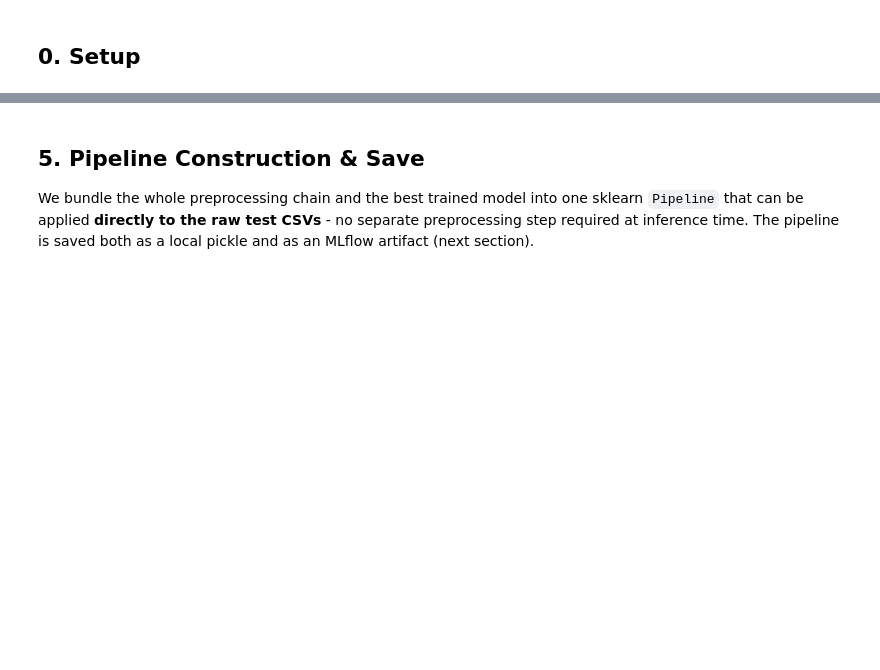
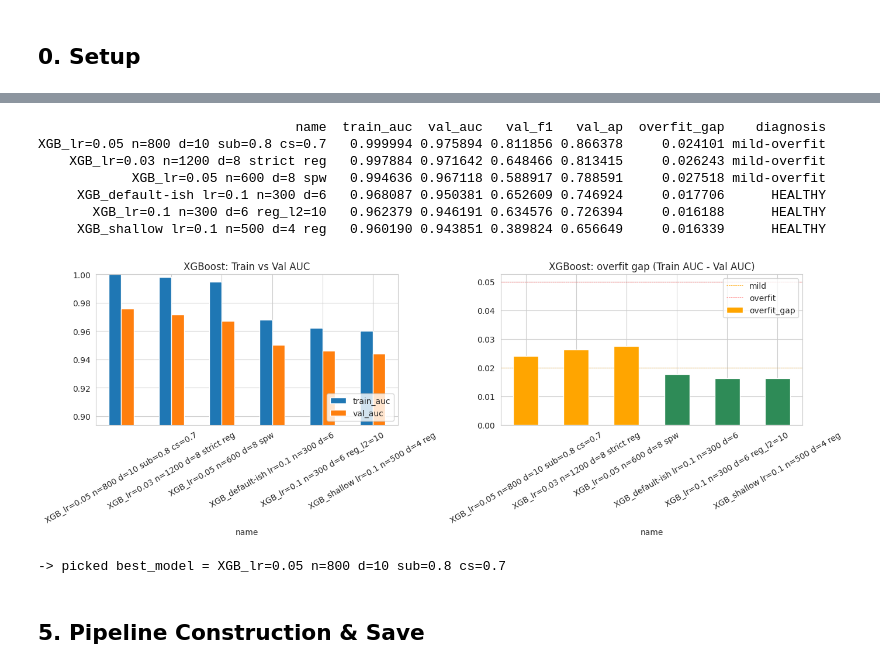
Before and after one commit to romaxod/ML-HW2, a Jupyter notebook: model_experiment_XGBoost.ipynb, the cells around one changed output, grey strips where cells are left out. Drawn from its saved outputs; the diff is of its cells as text; code cells hidden in the pictures; blank space fills up the shorter version.

```diff
--- a/model_experiment_XGBoost.ipynb
+++ b/model_experiment_XGBoost.ipynb
@@ -568,11 +591,7 @@ results_log.append({'name': "XGB_shallow lr=0.1 n=500 d=4 reg", 'model': m, **mt
 df_results = pd.DataFrame([{k:v for k,v in r.items() if k!='model'} for r in results_log])
 df_results = df_results.sort_values('val_auc', ascending=False).reset_index(drop=True)
 
-# Diagnose each run: overfit / underfit / healthy.
-# Heuristic for fraud detection (AUC):
-#   - train AUC < 0.75  -> underfit (model can't learn the task)
-#   - overfit_gap > 0.05 -> overfit (memorising train, fails on val)
-#   - 0 <= overfit_gap <= 0.02 and val_auc > 0.85 -> healthy
+
 def _diag(row):
     if row['train_auc'] < 0.75:
         return 'UNDERFIT'
@@ -586,57 +605,45 @@ def _diag(row):
 df_results['diagnosis'] = df_results.apply(_diag, axis=1)
 
 _default_cols = ['name','train_auc','val_auc','val_f1','val_ap','overfit_gap','diagnosis']
 show_cols = [c for c in _default_cols if c in df_results.columns]
 print(df_results[show_cols].to_string(index=False))
 
 fig, ax = plt.subplots(1, 2, figsize=(14, 5))
 df_results.set_index('name')[['train_auc','val_auc']].plot(kind='bar', ax=ax[0])
 ax[0].set_title('XGBoost: Train vs Val AUC')
 ax[0].set_ylim(max(0.5, df_results[['train_auc','val_auc']].min().min()-0.05), 1.0)
 ax[0].tick_params(axis='x', rotation=30); ax[0].legend(loc='lower right')
 
 colors = ['salmon' if g > 0.05 else ('orange' if g > 0.02 else 'seagreen')
           for g in df_results['overfit_gap']]
 df_results.set_index('name')['overfit_gap'].plot(kind='bar', ax=ax[1], color=colors)
 ax[1].axhline(0,    color='black', lw=0.5)
 ax[1].axhline(0.02, color='orange', ls='--', lw=0.5, label='mild')
 ax[1].axhline(0.05, color='red',    ls='--', lw=0.5, label='overfit')
 ax[1].set_title('XGBoost: overfit gap (Train AUC - Val AUC)')
 ax[1].tick_params(axis='x', rotation=30); ax[1].legend(loc='upper right')
 plt.tight_layout(); plt.show()
 
 n_over   = int((df_results['diagnosis']=='OVERFIT').sum())
 n_under  = int((df_results['diagnosis']=='UNDERFIT').sum())
 n_health = int((df_results['diagnosis']=='HEALTHY').sum())
 best     = df_results.iloc[0]
 worst    = df_results.iloc[-1]
 
-print(f"""
-=========== ANALYSIS (XGBoost) ===========
-- {len(df_results)} runs total | HEALTHY: {n_health} | OVERFIT: {n_over} | UNDERFIT: {n_under}
-- Best   : {best['name']}  ->  val AUC = {best['val_auc']:.5f},  gap = {best['overfit_gap']:+.4f}
-- Worst  : {worst['name']}  ->  val AUC = {worst['val_auc']:.5f}, gap = {worst['overfit_gap']:+.4f}
-
-How to read the diagnosis column:
-- overfit_gap > 0.05  -> OVERFIT  (train AUC is much higher than val AUC, the model
-                                   memorized the training data)
-- overfit_gap <= 0.02 -> HEALTHY  (model learned the signal and generalizes)
-- train_auc  < 0.75   -> UNDERFIT (high bias, model is too simple OR regularization
-                                   is too strong)
-- For fraud detection, recall (true-positive rate on the fraud class) is often
-  prioritized alongside AUC. If the business wants high recall, the decision
-  threshold should be moved below 0.5 - the AUC ranking does not change but the
-  precision/recall trade-off does.
-""")
 best_model = [r['model'] for r in results_log if r['name']==best['name']][0]
 print(f"-> picked best_model = {best['name']}")
+# %% [output]
+                                 name  train_auc  val_auc   val_f1   val_ap  overfit_gap    diagnosis
+XGB_lr=0.05 n=800 d=10 sub=0.8 cs=0.7   0.999994 0.975894 0.811856 0.866378     0.024101 mild-overfit
+    XGB_lr=0.03 n=1200 d=8 strict reg   0.997884 0.971642 0.648466 0.813415     0.026243 mild-overfit
+            XGB_lr=0.05 n=600 d=8 spw   0.994636 0.967118 0.588917 0.788591     0.027518 mild-overfit
+     XGB_default-ish lr=0.1 n=300 d=6   0.968087 0.950381 0.652609 0.746924     0.017706      HEALTHY
+       XGB_lr=0.1 n=300 d=6 reg_l2=10   0.962379 0.946191 0.634576 0.726394     0.016188      HEALTHY
+     XGB_shallow lr=0.1 n=500 d=4 reg   0.960190 0.943851 0.389824 0.656649     0.016339      HEALTHY
+[figure, added]
+-> picked best_model = XGB_lr=0.05 n=800 d=10 sub=0.8 cs=0.7
-# %% [markdown]
-## 5. Pipeline Construction & Save
-
-We bundle the whole preprocessing chain and the best trained model into one
-sklearn `Pipeline` that can be applied **directly to the raw test CSVs** -
-no separate preprocessing step required at inference time. The pipeline is
-saved both as a local pickle and as an MLflow artifact (next section).
+# %% [markdown]
+## 5. Pipeline Construction & Save
 # %%
 import pickle
 from sklearn.pipeline import Pipeline
```
Also changed, not shown: parts of 37 cells of this notebook.
